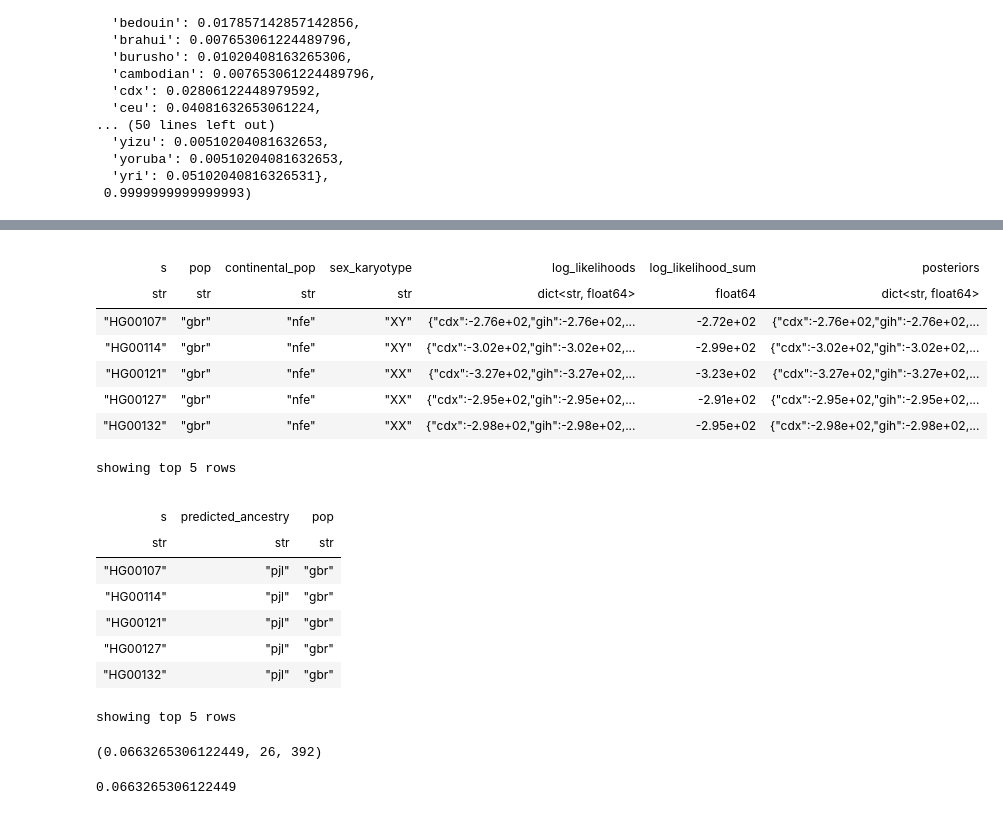
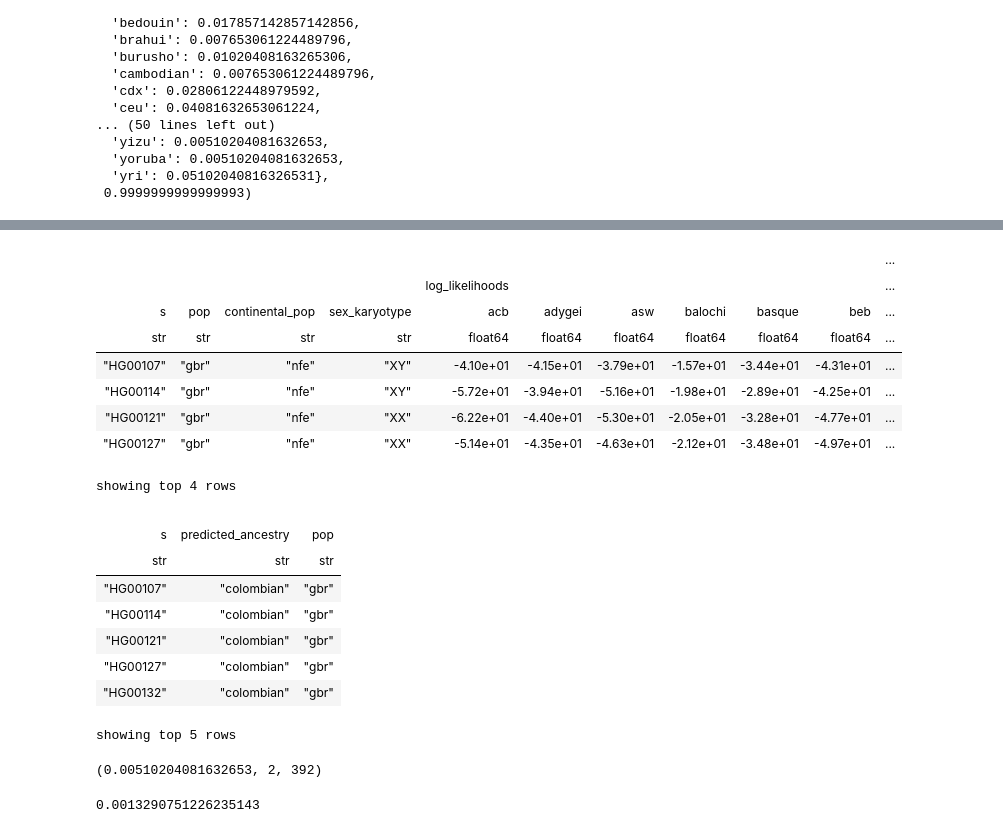
Before and after one commit to Navu45/snp-selection, a Jupyter notebook: identify_ancestry.ipynb, the cells around one changed output, grey strips where cells are left out. Cells and saved outputs as stored; diff of their text form; code cells hidden in the pictures.

```diff
--- a/identify_ancestry.ipynb
+++ b/identify_ancestry.ipynb
@@ -88,7 +120,5 @@ import random
 import pandas as pd
 
 rsid_list = mt.aggregate_rows(hl.agg.collect_as_set(mt.rsid))
-selected_snps = random.choices(list(rsid_list), k=1000)
+selected_snps = random.choices(list(rsid_list), k=100)
 mt_filtered = mt.filter_rows(hl.literal(selected_snps).contains(mt.rsid))
-
-selected_snps
@@ -136,7 +148,7 @@ def create_freqs_dataframe(snp_freqs):
     rows = [
         {
             'rsid': rsid,
-            'pop_freqs': pop_freqs
+            'pop_freqs': hl.struct(**pop_freqs)
         }
         for rsid, pop_freqs in snp_freqs.items()
     ]
@@ -207,23 +221,20 @@ showing top 3 rows
+# %%
+def non_nan(x, defailt=0.0):
+    return hl.if_else(hl.is_finite(x), x, defailt)
 # %%
 def log_likelihood(genotype, freqs, pop):
     return (
         hl.case()
-        .when(genotype.is_hom_ref(), hl.log(freqs[pop].p_AA))
-        .when(genotype.is_het(), hl.log(freqs[pop].p_AB))
-        .when(genotype.is_hom_var(), hl.log(freqs[pop].p_BB))
+        .when(genotype.is_hom_ref(), non_nan(hl.log(freqs[pop].p_AA)))
+        .when(genotype.is_het(), non_nan(hl.log(freqs[pop].p_AB)))
+        .when(genotype.is_hom_var(), non_nan(hl.log(freqs[pop].p_BB)))
         .default(0.0)
     )
 
 def get_log_likelihoods(mt, proportions):
-    mt = mt.annotate_entries(
-        log_likelihood=hl.dict({
-            pop: log_likelihood(mt.GT, mt.freqs, pop)
-            for pop in proportions
-        })
-    )
     mt = mt.annotate_cols(
-        log_likelihoods=hl.dict({
-            pop: mt.log_likelihood[pop] + hl.log(proportions[pop])
+        log_likelihoods=hl.struct(**{
+            pop: hl.agg.sum(log_likelihood(mt.GT, mt.freqs, pop)) + hl.log(proportions[pop])
             for pop in proportions
         })
     )
@@ -231,4 +242,3 @@ def get_log_likelihoods(mt, proportions):
 
 
 mt_likelihood = get_log_likelihoods(mt_annotated, ethnicity_proportions)
-mt_likelihood.cols().show()
@@ -251,32 +245,32 @@ showing top 3 rows
 # %%
 def log_sum_exp(log_values):
     max_log = hl.max(log_values)
     return max_log + hl.log(hl.sum([hl.exp(log_value - max_log) for log_value in log_values]))
 
 
 def calculate_posteriors(mt, proportions):
     log_likelihoods = [mt.log_likelihoods[pop] for pop in proportions.keys()]
 
     mt = mt.annotate_cols(log_likelihood_sum=log_sum_exp(log_likelihoods))
     return mt.annotate_cols(
         posteriors=hl.dict({
-            pop: mt.log_likelihoods[pop] #- mt.log_likelihood_sum
+            pop: mt.log_likelihoods[pop] - mt.log_likelihood_sum
                for pop in proportions.keys()
         })
     )
 
 mt_probs = calculate_posteriors(mt_likelihood, ethnicity_proportions)
-mt_probs.cols().show(5)
+mt_probs.cols().show(4)
 # %% [output]
-|  |  |  |  |  |  |  |
-| s | pop | continental_pop | sex_karyotype | log_likelihoods | log_likelihood_sum | posteriors |
-| str | str | str | str | dict<str, float64> | float64 | dict<str, float64> |
-| "HG00107" | "gbr" | "nfe" | "XY" | {"cdx":-2.76e+02,"gih":-2.76e+02,... | -2.72e+02 | {"cdx":-2.76e+02,"gih":-2.76e+02,... |
-| "HG00114" | "gbr" | "nfe" | "XY" | {"cdx":-3.02e+02,"gih":-3.02e+02,... | -2.99e+02 | {"cdx":-3.02e+02,"gih":-3.02e+02,... |
-| "HG00121" | "gbr" | "nfe" | "XX" | {"cdx":-3.27e+02,"gih":-3.27e+02,... | -3.23e+02 | {"cdx":-3.27e+02,"gih":-3.27e+02,... |
-| "HG00127" | "gbr" | "nfe" | "XX" | {"cdx":-2.95e+02,"gih":-2.95e+02,... | -2.91e+02 | {"cdx":-2.95e+02,"gih":-2.95e+02,... |
-| "HG00132" | "gbr" | "nfe" | "XX" | {"cdx":-2.98e+02,"gih":-2.98e+02,... | -2.95e+02 | {"cdx":-2.98e+02,"gih":-2.98e+02,... |
+|  |  |  |  |  |  |  |  |  |  | ... |
+|  |  |  |  | log_likelihoods |  |  |  |  |  | ... |
+| s | pop | continental_pop | sex_karyotype | acb | adygei | asw | balochi | basque | beb | ... |
+| str | str | str | str | float64 | float64 | float64 | float64 | float64 | float64 | ... |
+| "HG00107" | "gbr" | "nfe" | "XY" | -4.10e+01 | -4.15e+01 | -3.79e+01 | -1.57e+01 | -3.44e+01 | -4.31e+01 | ... |
+| "HG00114" | "gbr" | "nfe" | "XY" | -5.72e+01 | -3.94e+01 | -5.16e+01 | -1.98e+01 | -2.89e+01 | -4.25e+01 | ... |
+| "HG00121" | "gbr" | "nfe" | "XX" | -6.22e+01 | -4.40e+01 | -5.30e+01 | -2.05e+01 | -3.28e+01 | -4.77e+01 | ... |
+| "HG00127" | "gbr" | "nfe" | "XX" | -5.14e+01 | -4.35e+01 | -4.63e+01 | -2.12e+01 | -3.48e+01 | -4.97e+01 | ... |
-showing top 5 rows
+showing top 4 rows
 # %%
 def predict_ancestry(posteriors):
     return hl.bind(
@@ -290,9 +284,9 @@ mt_probs.cols().select('predicted_ancestry', 'pop').show(5)
 |  |  |  |
 | s | predicted_ancestry | pop |
 | str | str | str |
-| "HG00107" | "pjl" | "gbr" |
-| "HG00114" | "pjl" | "gbr" |
-| "HG00121" | "pjl" | "gbr" |
-| "HG00127" | "pjl" | "gbr" |
-| "HG00132" | "pjl" | "gbr" |
+| "HG00107" | "colombian" | "gbr" |
+| "HG00114" | "colombian" | "gbr" |
+| "HG00121" | "colombian" | "gbr" |
+| "HG00127" | "colombian" | "gbr" |
+| "HG00132" | "colombian" | "gbr" |
 showing top 5 rows
@@ -301,7 +297,7 @@ tp, total = mt_probs.filter_cols(mt_probs.predicted_ancestry == mt_probs.pop).co
 
 tp / total, tp, total
 # %% [output]
-(0.0663265306122449, 26, 392)
+(0.00510204081632653, 2, 392)
 # %%
 def calculate_error_rate(mt):
     correct_predictions = mt.filter_cols(mt.predicted_ancestry == mt.pop)
@@ -314,4 +310,4 @@ def calculate_error_rate(mt):
 
 calculate_error_rate(mt_probs)
 # %% [output]
-0.0663265306122449
+0.0013290751226235143
```
Also changed, not shown: parts of 11 cells of this notebook, 5 other files.
